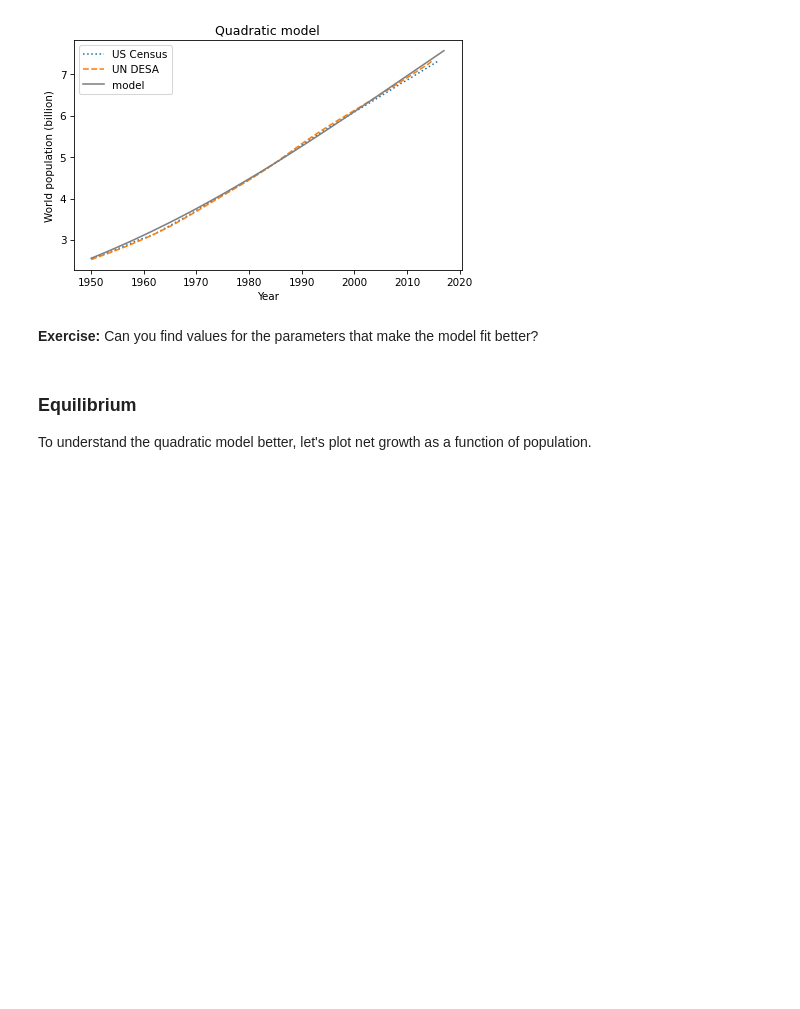
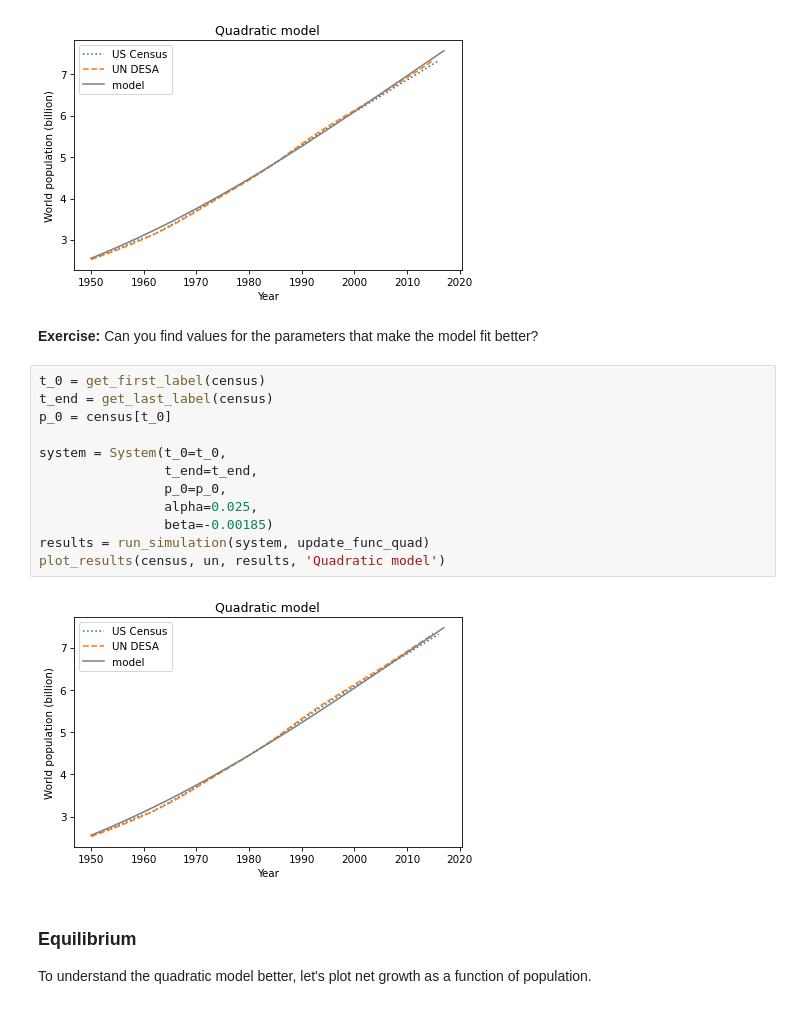
Before and after one commit to yinaS1234/Data-604, a Jupyter notebook: w3/chap07.ipynb, the cells around one changed output. Cells and saved outputs as stored; diff of their text form; blank space fills up the shorter version.

```diff
--- a/w3/chap07.ipynb
+++ b/w3/chap07.ipynb
@@ -137,6 +137,20 @@ Saving figure to file chap07-fig01.pdf
 [figure]
 # %% [markdown]
 **Exercise:**  Can you find values for the parameters that make the model fit better?
+# %%
+t_0 = get_first_label(census)
+t_end = get_last_label(census)
+p_0 = census[t_0]
+
+system = System(t_0=t_0,
+                t_end=t_end,
+                p_0=p_0,
+                alpha=0.025,
+                beta=-0.00185)
+results = run_simulation(system, update_func_quad)
+plot_results(census, un, results, 'Quadratic model')
+# %% [output]
+[figure, added]
 # %% [markdown]
 ### Equilibrium
 
```
Also changed, not shown: parts of 2 cells of this notebook.
